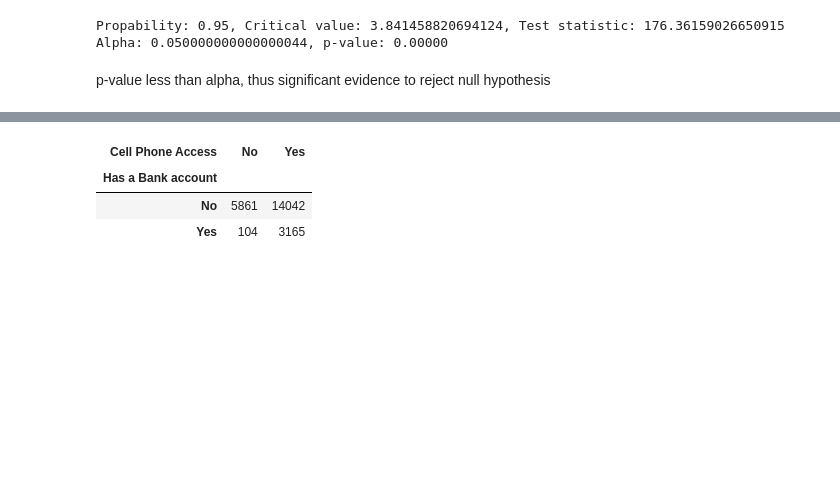
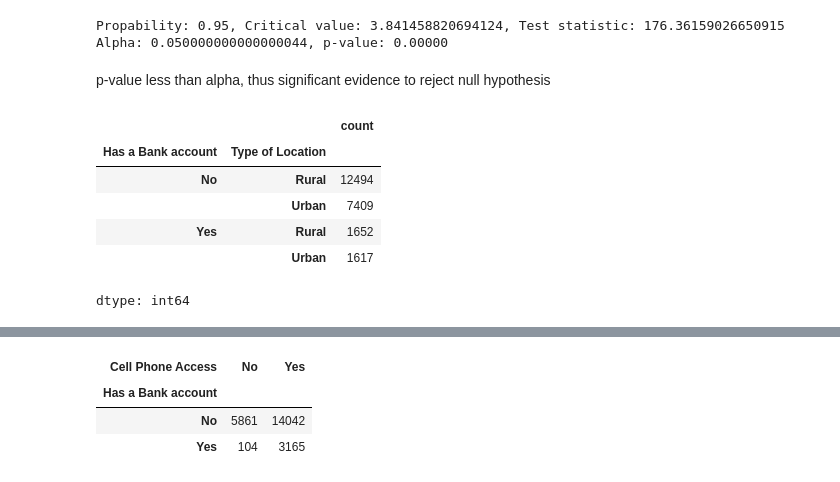
Before and after one commit to EllieMwangi/Bank-Access-Analysis, a Jupyter notebook: Finscope_Survey_Classification.ipynb, the cells around one changed output, grey strips where cells are left out. Cells and saved outputs as stored; diff of their text form; code cells hidden in the pictures; blank space fills up the shorter version.

```diff
--- a/Finscope_Survey_Classification.ipynb
+++ b/Finscope_Survey_Classification.ipynb
@@ -436,3 +439,13 @@ Propability: 0.95, Critical value: 3.841458820694124, Test statistic: 176.361590
 Alpha: 0.050000000000000044, p-value: 0.00000
 # %% [markdown]
 p-value less than alpha, thus significant evidence to reject null hypothesis
+# %%
+finance_df.groupby('Has a Bank account')['Type of Location'].value_counts()
+# %% [output]
+|  |  | count |
+| Has a Bank account | Type of Location |  |
+| No | Rural | 12494 |
+|  | Urban | 7409 |
+| Yes | Rural | 1652 |
+|  | Urban | 1617 |
+dtype: int64
```
Also changed, not shown: parts of 18 cells of this notebook.
